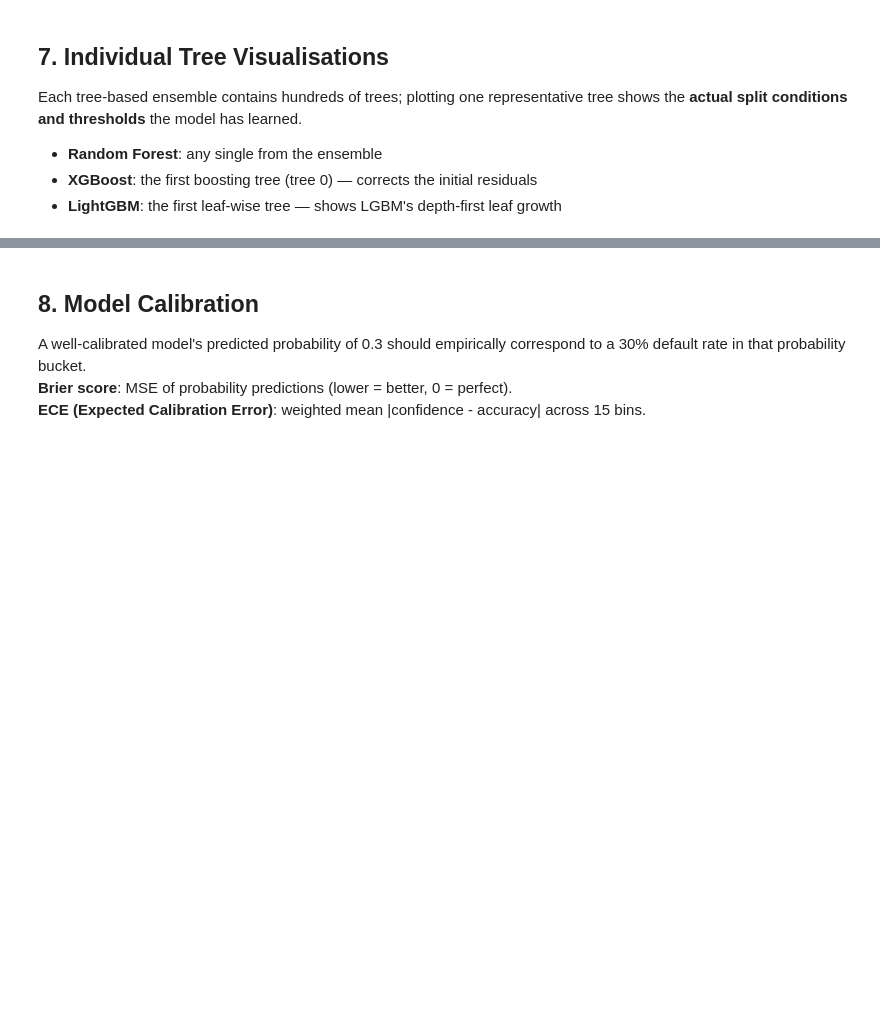
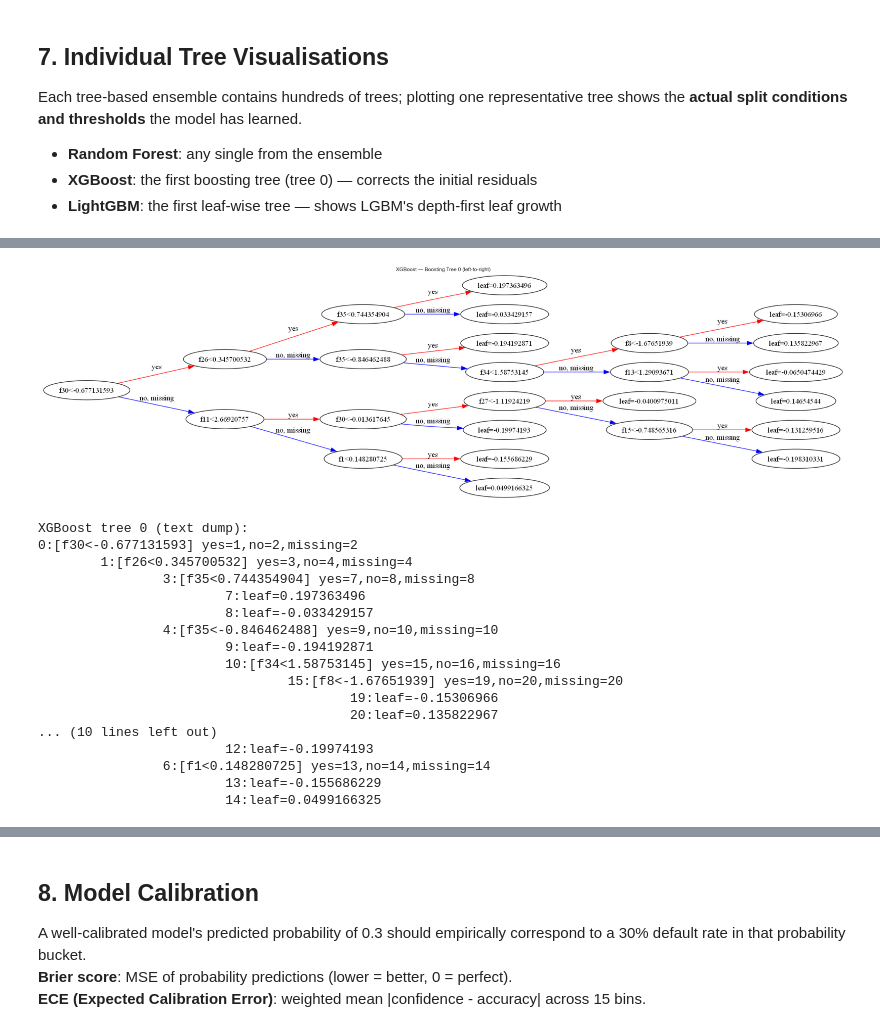
Before and after one commit to Attabeezy/sequential-crm-for-dce, a Jupyter notebook: notebooks/credit_risk_analysis.ipynb, the cells around one changed output, grey strips where cells are left out. Cells and saved outputs as stored; diff of their text form; code cells hidden in the pictures; blank space fills up the shorter version.

```diff
--- a/notebooks/credit_risk_analysis.ipynb
+++ b/notebooks/credit_risk_analysis.ipynb
@@ -403,16 +543,38 @@ print(export_text(single_tree, feature_names=list(feature_names), max_depth=3, d
 # %%
 # XGBoost — plot boosting tree 0 using xgboost's matplotlib renderer
 import xgboost as xgb
 
-fig, ax = plt.subplots(figsize=(24, 12))
-xgb.plot_tree(xgb_model.model, num_trees=0, ax=ax, rankdir='LR')
-ax.set_title('XGBoost — Boosting Tree 0 (left-to-right)', fontsize=11)
-plt.tight_layout()
-plt.show()
+try:
+    fig, ax = plt.subplots(figsize=(24, 12))
+    xgb.plot_tree(xgb_model.model, num_trees=0, ax=ax, rankdir='LR')
+    ax.set_title('XGBoost — Boosting Tree 0 (left-to-right)', fontsize=11)
+    plt.tight_layout()
+    plt.show()
+except Exception as e:
+    print(f'xgb.plot_tree unavailable ({e}); showing text dump instead.')
 
-# Text dump for precise thresholds
+# Text dump for precise thresholds (always available)
 tree_text = xgb_model.model.get_booster().get_dump(dump_format='text')[0]
 print('XGBoost tree 0 (text dump):')
 print(tree_text)
+# %% [output]
+[figure, added]
+XGBoost tree 0 (text dump):
+0:[f30<-0.677131593] yes=1,no=2,missing=2
+        1:[f26<0.345700532] yes=3,no=4,missing=4
+                3:[f35<0.744354904] yes=7,no=8,missing=8
+                        7:leaf=0.197363496
+                        8:leaf=-0.033429157
+                4:[f35<-0.846462488] yes=9,no=10,missing=10
+                        9:leaf=-0.194192871
+                        10:[f34<1.58753145] yes=15,no=16,missing=16
+                                15:[f8<-1.67651939] yes=19,no=20,missing=20
+                                        19:leaf=-0.15306966
+                                        20:leaf=0.135822967
+... (10 lines left out)
+                        12:leaf=-0.19974193
+                6:[f1<0.148280725] yes=13,no=14,missing=14
+                        13:leaf=-0.155686229
+                        14:leaf=0.0499166325
 # %%
 # LightGBM — plot tree 0
```
Also changed, not shown: parts of 22 cells of this notebook.
